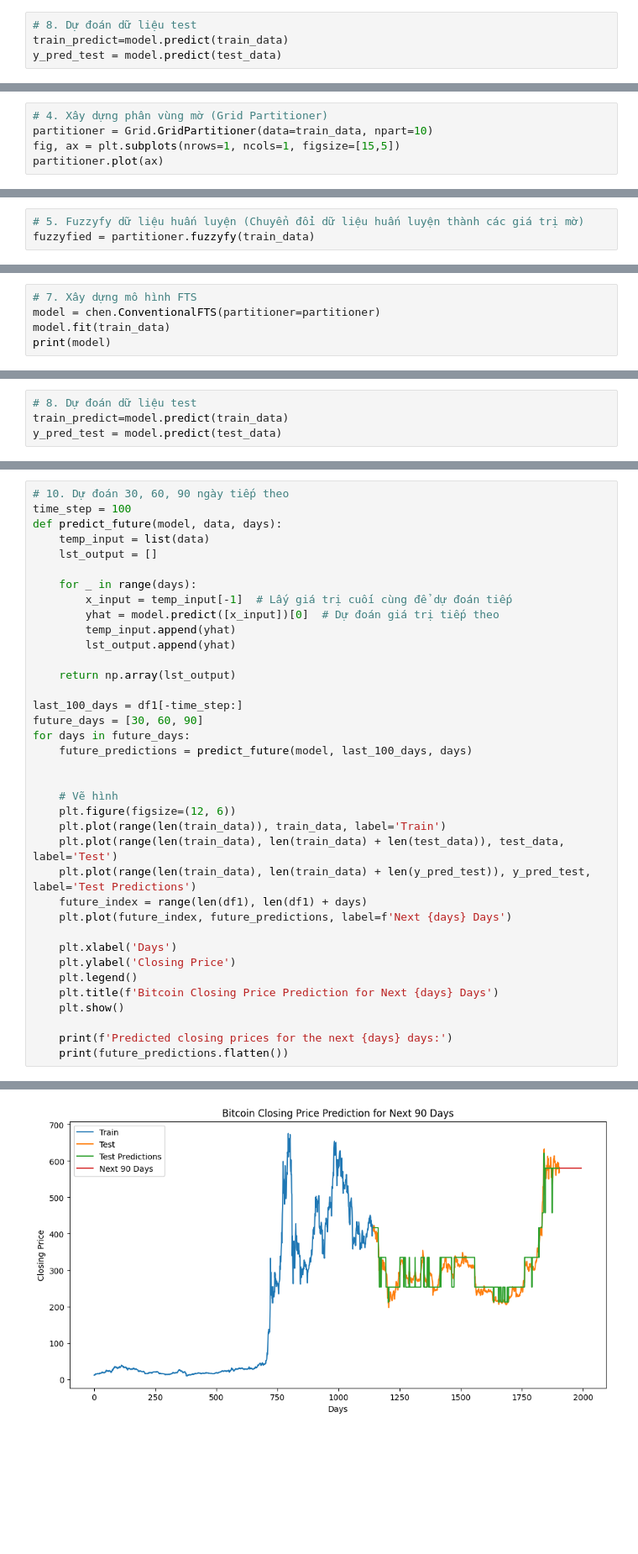
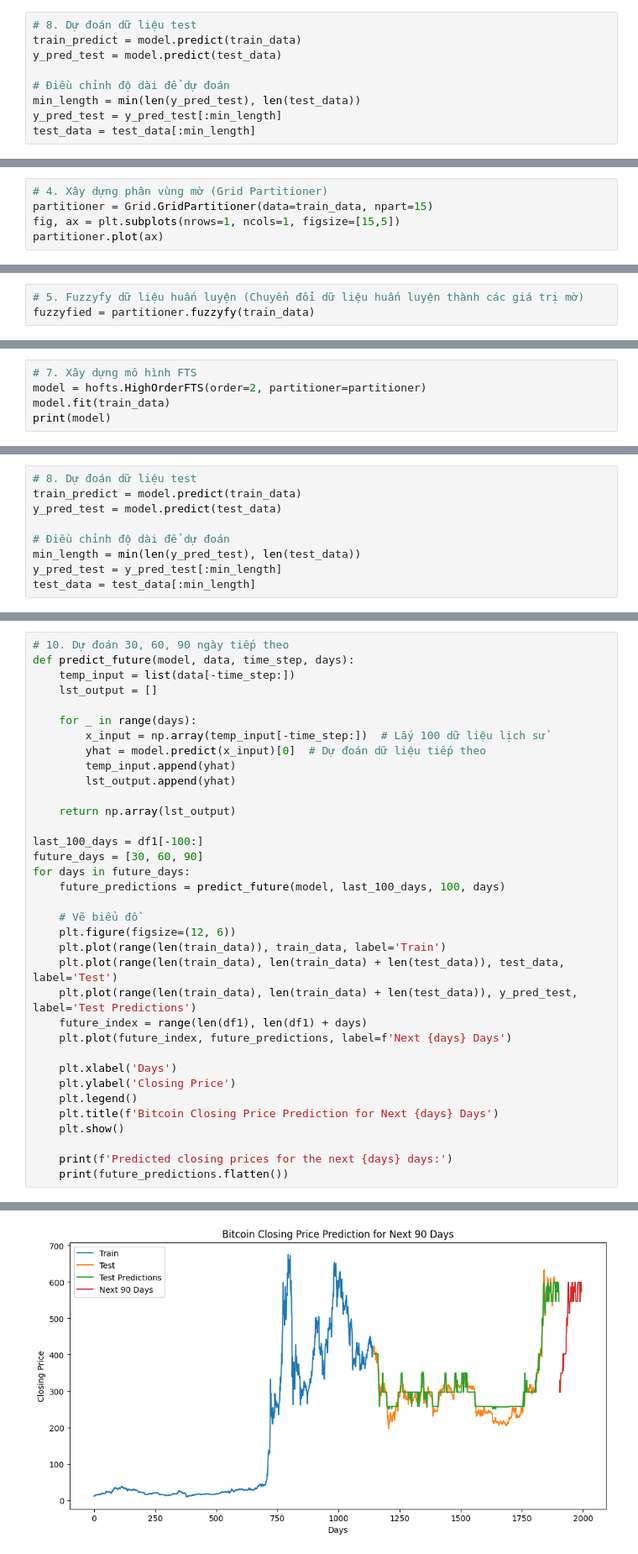
Before and after one commit to DuongTrucUyen/IS403.O21.HTCL_Nhom11, a Jupyter notebook: 3.7.Fuzzy Times Series/Fuzzy_BNB.ipynb, the cells around one changed output, grey strips where cells are left out. Shown at 84% size. Drawn from its saved outputs; the diff is of its cells as text; blank space fills up the shorter version.

```diff
--- a/3.7.Fuzzy Times Series/Fuzzy_BNB.ipynb
+++ b/3.7.Fuzzy Times Series/Fuzzy_BNB.ipynb
@@ -225,7 +248,12 @@ A8 -> A7,A8
 # %%
 # 8. Dự đoán dữ liệu test
-train_predict=model.predict(train_data)
+train_predict = model.predict(train_data)
 y_pred_test = model.predict(test_data)
+
+# Điều chỉnh độ dài để dự đoán
+min_length = min(len(y_pred_test), len(test_data))
+y_pred_test = y_pred_test[:min_length]
+test_data = test_data[:min_length]
 # %%
 # 9. Đánh giá độ chính xác thuật toán
 test_mae = mean_absolute_error(y_pred_test, test_data)
@@ -329,7 +361,7 @@ train_data = df1[:train_size]
 test_data = df1[train_size:train_size+test_size]
 # %%
 # 4. Xây dựng phân vùng mờ (Grid Partitioner)
-partitioner = Grid.GridPartitioner(data=train_data, npart=10)
+partitioner = Grid.GridPartitioner(data=train_data, npart=15)
 fig, ax = plt.subplots(nrows=1, ncols=1, figsize=[15,5])
 partitioner.plot(ax)
 # %% [output]
@@ -346,6 +378,6 @@ print([str(k) for k in patterns])
 # %%
 # 7. Xây dựng mô hình FTS
-model = chen.ConventionalFTS(partitioner=partitioner)
+model = hofts.HighOrderFTS(order=2, partitioner=partitioner)
 model.fit(train_data)
 print(model)
 # %% [output]
@@ -362,7 +401,12 @@ A8 -> A7,A8
 # %%
 # 8. Dự đoán dữ liệu test
-train_predict=model.predict(train_data)
+train_predict = model.predict(train_data)
 y_pred_test = model.predict(test_data)
+
+# Điều chỉnh độ dài để dự đoán
+min_length = min(len(y_pred_test), len(test_data))
+y_pred_test = y_pred_test[:min_length]
+test_data = test_data[:min_length]
 # %%
 # 9. Đánh giá độ chính xác thuật toán
 test_mae = mean_absolute_error(y_pred_test, test_data)
@@ -378,29 +422,27 @@ Testing MAPE: 0.06855955498458086
 # %%
 # 10. Dự đoán 30, 60, 90 ngày tiếp theo
-time_step = 100
-def predict_future(model, data, days):
-    temp_input = list(data)
+def predict_future(model, data, time_step, days):
+    temp_input = list(data[-time_step:])
     lst_output = []
 
     for _ in range(days):
-        x_input = temp_input[-1]  # Lấy giá trị cuối cùng để dự đoán tiếp
-        yhat = model.predict([x_input])[0]  # Dự đoán giá trị tiếp theo
+        x_input = np.array(temp_input[-time_step:])  # Lấy 100 dữ liệu lịch sử
+        yhat = model.predict(x_input)[0]  # Dự đoán dữ liệu tiếp theo
         temp_input.append(yhat)
         lst_output.append(yhat)
 
     return np.array(lst_output)
 
-last_100_days = df1[-time_step:]
+last_100_days = df1[-100:]
 future_days = [30, 60, 90]
 for days in future_days:
-    future_predictions = predict_future(model, last_100_days, days)
+    future_predictions = predict_future(model, last_100_days, 100, days)
 
-
-    # Vẽ hình
+    # Vẽ biểu đồ
     plt.figure(figsize=(12, 6))
     plt.plot(range(len(train_data)), train_data, label='Train')
     plt.plot(range(len(train_data), len(train_data) + len(test_data)), test_data, label='Test')
-    plt.plot(range(len(train_data), len(train_data) + len(y_pred_test)), y_pred_test, label='Test Predictions')
+    plt.plot(range(len(train_data), len(train_data) + len(test_data)), y_pred_test, label='Test Predictions')
     future_index = range(len(df1), len(df1) + days)
     plt.plot(future_index, future_predictions, label=f'Next {days} Days')
 
@@ -435,2 +480,2 @@ Predicted closing prices for the next 60 days:
-[figure, old version]
+[figure, new version]
 Predicted closing prices for the next 90 days:
```
Also changed, not shown: parts of 17 cells of this notebook, 2 other files.
